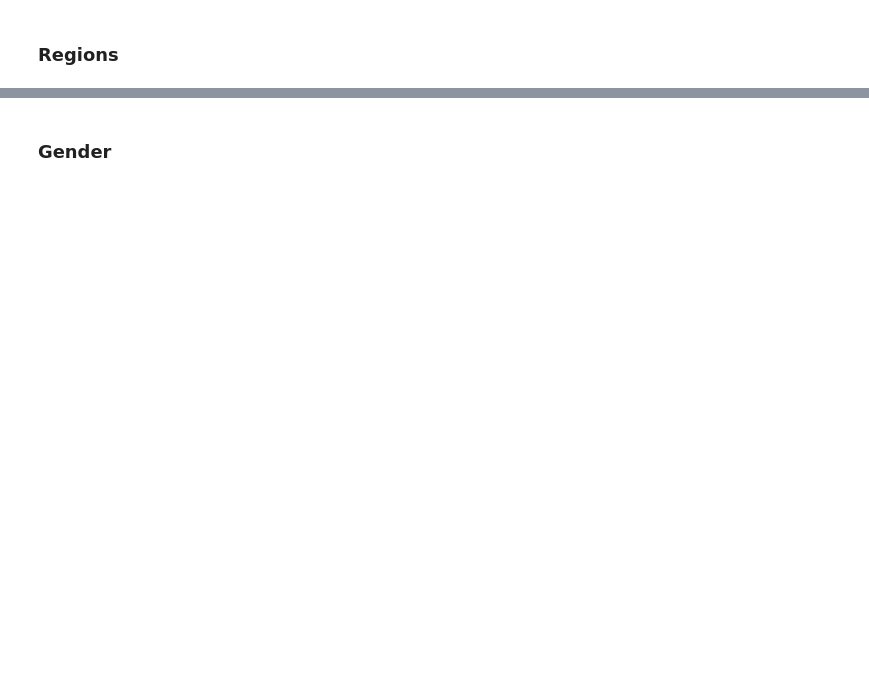
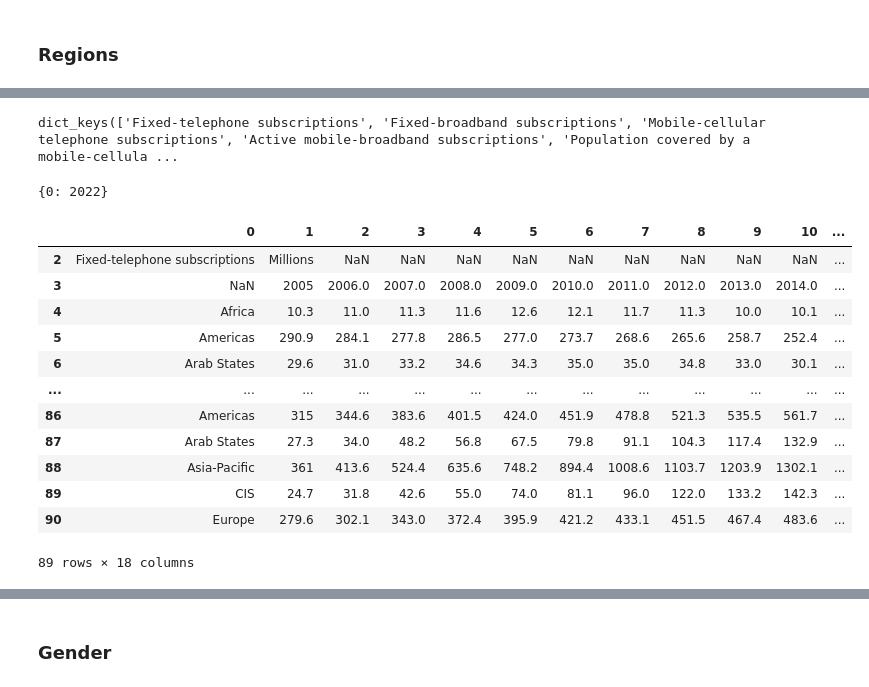
Before and after one commit to khadra1/Global-Connectivity, a Jupyter notebook: notebooks/cleaning_data.ipynb, the cells around one changed output, grey strips where cells are left out. Cells and saved outputs as stored; diff of their text form; code cells hidden in the pictures; blank space fills up the shorter version.

```diff
--- a/notebooks/cleaning_data.ipynb
+++ b/notebooks/cleaning_data.ipynb
@@ -112,0 +147,13 @@ for i in range(4,92,9):
+# %%
+temp_df = pd.read_excel('../Resources/data/ITU_regional_global_Key_ICT_indicator_aggregates_rev1_Jan_2022.xlsx', header=None, sheet_name = "By BDT region")
+temp_df = temp_df.iloc[2:-14,0:18].copy()
+temp_df.reset_index(drop=True, inplace=True)
+
+out = {}
+col_names ={}
+for i in range(1,18):
+    col_names[i] = 2005 + i - 1
+for table_index in range(10):
+    col_names[0] = temp_df.iloc[table_index*9,0]
+    if table_index != 8:
+        out[col_names[0]]=temp_df.iloc[2+table_index*9:2+table_index*9+6,:].rename(columns=col_names).reset_index(drop=True)
@@ -112,0 +170,24 @@ for i in range(4,92,9):
+# %%
+out.keys()
+# %% [output]
+dict_keys(['Fixed-telephone subscriptions', 'Fixed-broadband subscriptions', 'Mobile-cellular telephone subscriptions', 'Active mobile-broadband subscriptions', 'Population covered by a mobile-cellula ...
+# %%
+col_names
+# %% [output]
+{0: 2022}
+# %%
+temp_df
+# %% [output]
+|  | 0 | 1 | 2 | 3 | 4 | 5 | 6 | 7 | 8 | 9 | 10 | ... |
+| 2 | Fixed-telephone subscriptions | Millions | NaN | NaN | NaN | NaN | NaN | NaN | NaN | NaN | NaN | ... |
+| 3 | NaN | 2005 | 2006.0 | 2007.0 | 2008.0 | 2009.0 | 2010.0 | 2011.0 | 2012.0 | 2013.0 | 2014.0 | ... |
+| 4 | Africa | 10.3 | 11.0 | 11.3 | 11.6 | 12.6 | 12.1 | 11.7 | 11.3 | 10.0 | 10.1 | ... |
+| 5 | Americas | 290.9 | 284.1 | 277.8 | 286.5 | 277.0 | 273.7 | 268.6 | 265.6 | 258.7 | 252.4 | ... |
+| 6 | Arab States | 29.6 | 31.0 | 33.2 | 34.6 | 34.3 | 35.0 | 35.0 | 34.8 | 33.0 | 30.1 | ... |
+| ... | ... | ... | ... | ... | ... | ... | ... | ... | ... | ... | ... | ... |
+| 86 | Americas | 315 | 344.6 | 383.6 | 401.5 | 424.0 | 451.9 | 478.8 | 521.3 | 535.5 | 561.7 | ... |
+| 87 | Arab States | 27.3 | 34.0 | 48.2 | 56.8 | 67.5 | 79.8 | 91.1 | 104.3 | 117.4 | 132.9 | ... |
+| 88 | Asia-Pacific | 361 | 413.6 | 524.4 | 635.6 | 748.2 | 894.4 | 1008.6 | 1103.7 | 1203.9 | 1302.1 | ... |
+| 89 | CIS | 24.7 | 31.8 | 42.6 | 55.0 | 74.0 | 81.1 | 96.0 | 122.0 | 133.2 | 142.3 | ... |
+| 90 | Europe | 279.6 | 302.1 | 343.0 | 372.4 | 395.9 | 421.2 | 433.1 | 451.5 | 467.4 | 483.6 | ... |
+89 rows × 18 columns
```
Also changed, not shown: parts of 26 cells of this notebook, 17 other files.
